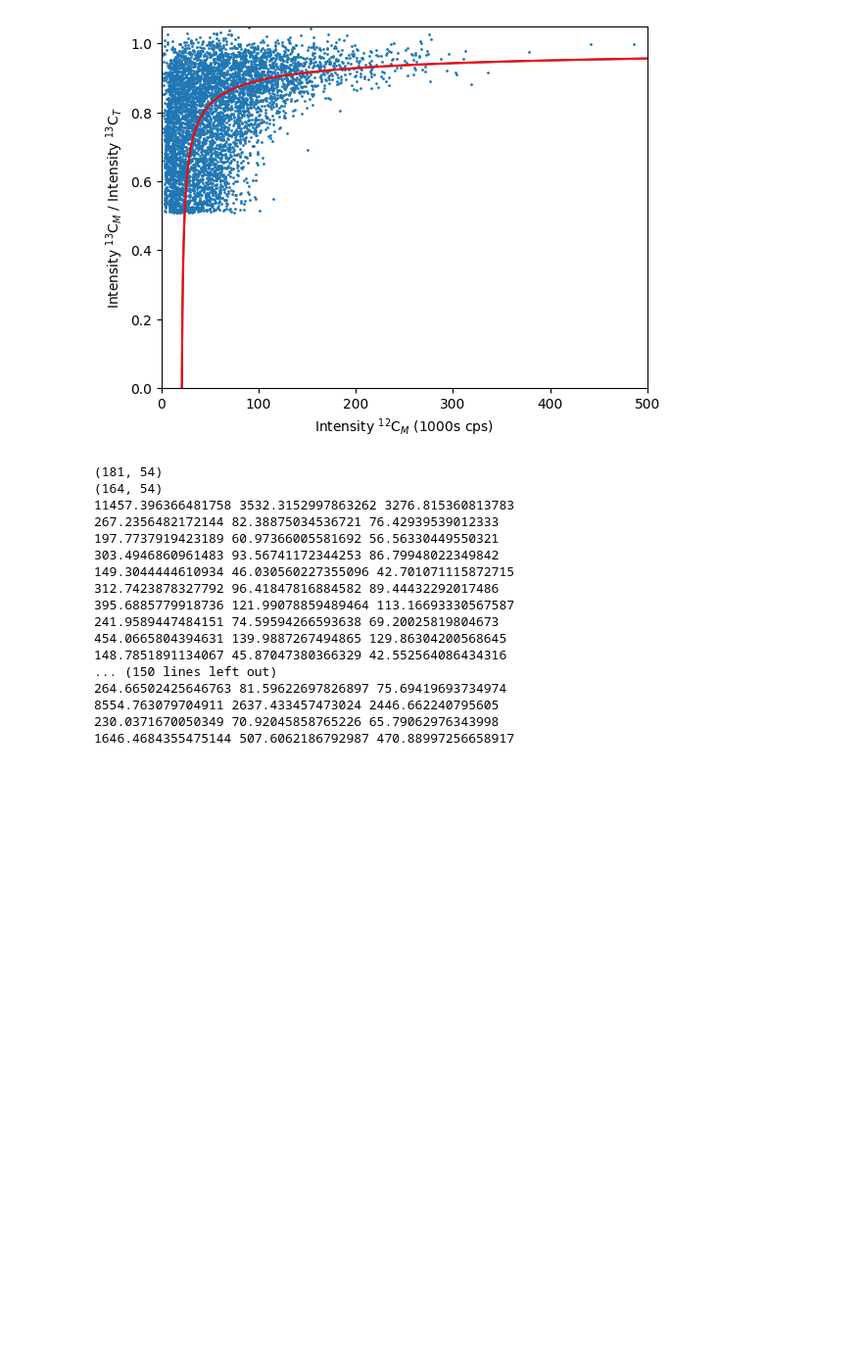
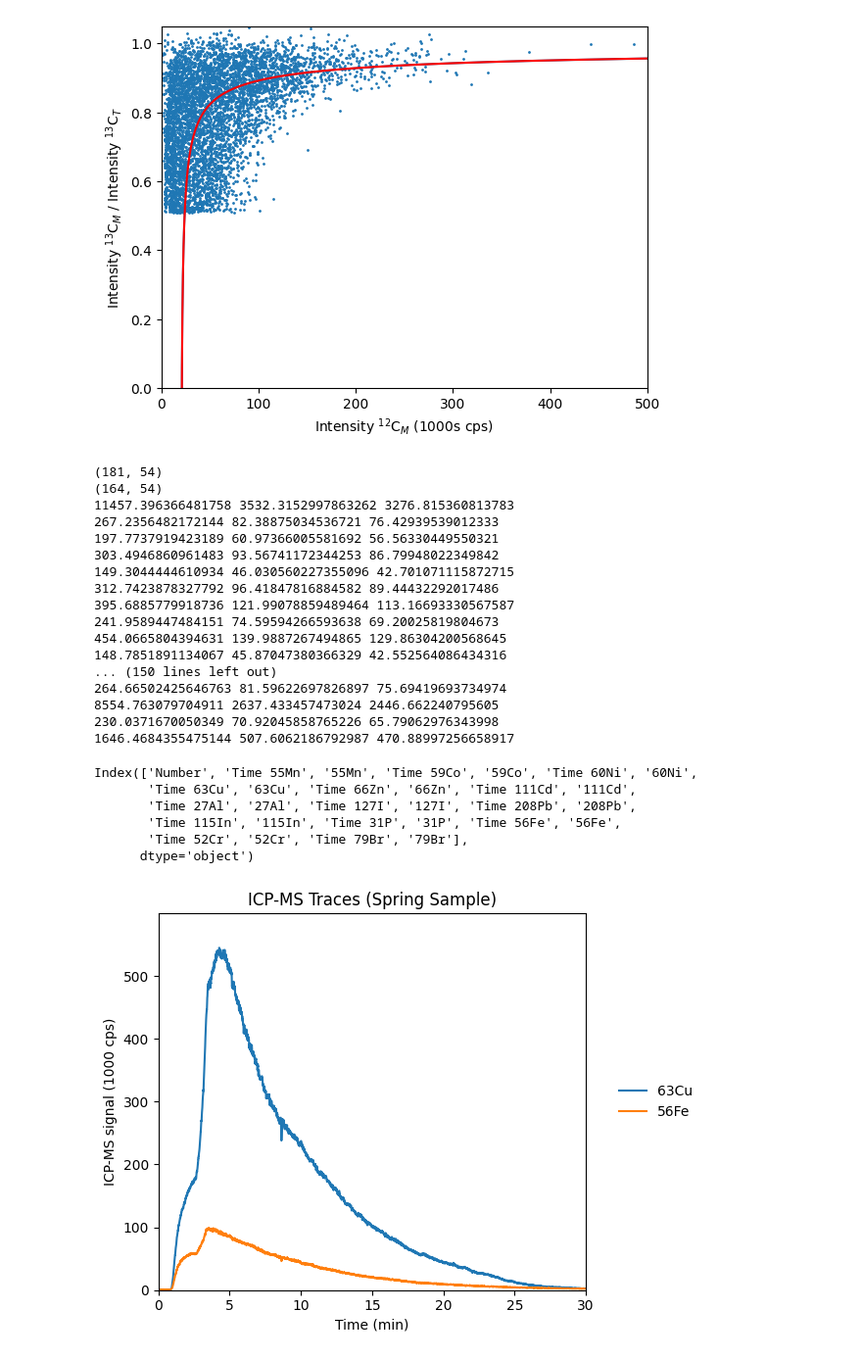
Before and after one commit to rboiteau/CoreMS, a Jupyter notebook: 21T_mzwindowing_figures.ipynb, the cells around one changed output. Shown at 98% size. Drawn from its saved outputs; the diff is of its cells as text; code cells hidden in the pictures; blank space fills up the shorter version.

```diff
--- a/21T_mzwindowing_figures.ipynb
+++ b/21T_mzwindowing_figures.ipynb
@@ -1402,3 +1402,46 @@ for i, j in zip(df_cu_mono['Peak Height'], df_cu_mono['Theoretical 65Cu Peak Hei
 8554.763079704911 2637.433457473024 2446.662240795605
 230.0371670050349 70.92045858765226 65.79062976343998
 1646.4684355475144 507.6062186792987 470.88997256658917
+# %%
+from matplotlib.backends.backend_pdf import PdfPages
+
+icpms_file = '/Users/christiandewey/Library/CloudStorage/Box-Box/Boiteau Lab/Mass Spec Data/Keck iCAP Q/2022/2022-09/Tillamook, Sept 2022/spring_ENV.csv'
+icpms = pd.read_csv(icpms_file, sep=';',header=1)
+
+print(icpms.columns)
+
+metals = ['63Cu', '56Fe']
+
+#pdf = PdfPages('/Users/christiandewey/Library/CloudStorage/Box-Box/data/assignments/spring/eics_cu_100mz_fullmz-dec13.pdf')
+
+fig, ax = plt.subplots()
+
+maxicp = 0 #icpms[me].values
+for me in metals:
+    me_key = 'Time %s' %me
+    ax.plot(icpms[me_key]/60, icpms[me]/1000, label=me)
+    maxicp = max(maxicp,max(icpms[me].values/1000))
+
+
+
+
+ax.set_ylim(0,maxicp*1.1)
+ax.set_title('ICP-MS Traces (Spring Sample)')
+ax.set_xlabel('Time (min)')
+ax.set_ylabel('ICP-MS signal (1000 cps)')
+ax.legend(bbox_to_anchor=(1.05,0.5),loc='center left',frameon =False)
+ax.set_xlim(0,30)
+fig.tight_layout()
+plt.show()
+
+
+
+#pdf.close()
+# %% [output]
+Index(['Number', 'Time 55Mn', '55Mn', 'Time 59Co', '59Co', 'Time 60Ni', '60Ni',
+       'Time 63Cu', '63Cu', 'Time 66Zn', '66Zn', 'Time 111Cd', '111Cd',
+       'Time 27Al', '27Al', 'Time 127I', '127I', 'Time 208Pb', '208Pb',
+       'Time 115In', '115In', 'Time 31P', '31P', 'Time 56Fe', '56Fe',
+       'Time 52Cr', '52Cr', 'Time 79Br', '79Br'],
+      dtype='object')
+[figure, added]
```
Also changed, not shown: 3 other files.
